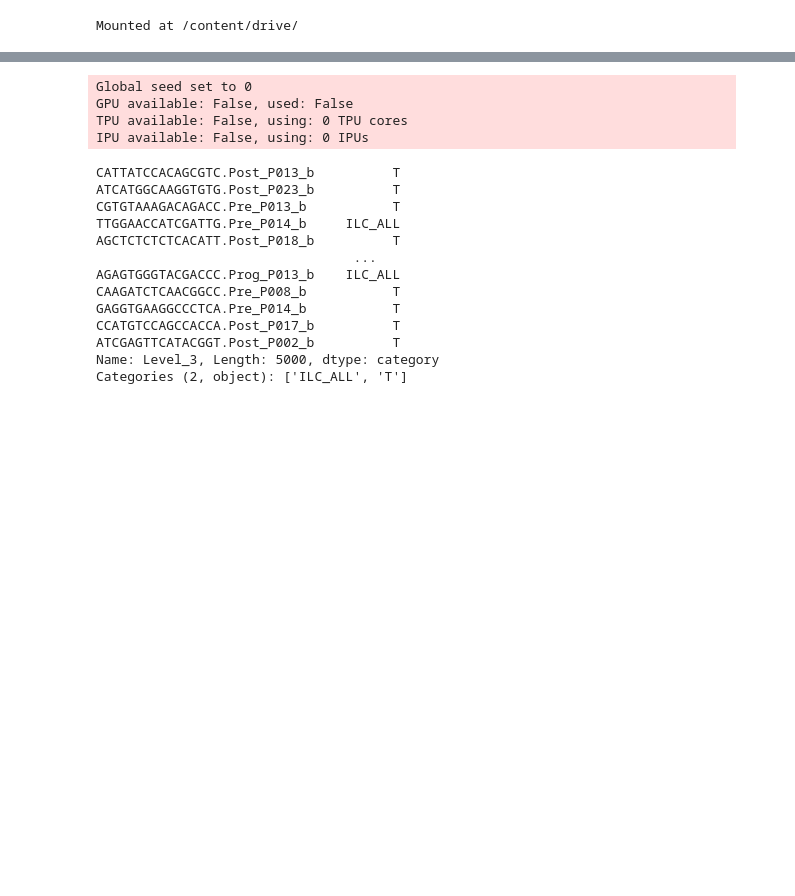
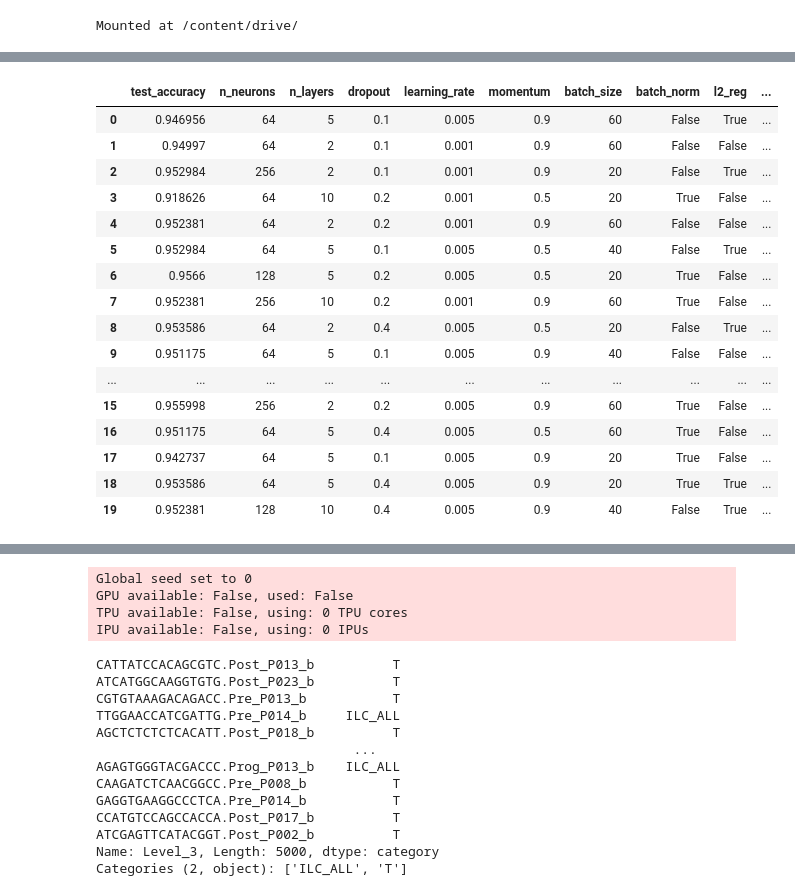
Before and after one commit to WALL-E-Lab/Compocyte, a Jupyter notebook: NN_class_dev.ipynb, the cells around one changed output, grey strips where cells are left out. Cells and saved outputs as stored; diff of their text form; code cells hidden in the pictures; blank space fills up the shorter version.

```diff
--- a/NN_class_dev.ipynb
+++ b/NN_class_dev.ipynb
@@ -549,5 +557,10 @@ drive.mount('/content/drive/')
 Mounted at /content/drive/
 # %%
 adata = sc.read('drive/MyDrive/TNK_Zhang_BRCA_labeled_Test.h5ad')
+adata = adata[adata.obs['Level_4'] != '']
+scvi.model.SCVI.setup_anndata(adata, batch_key="batch")
+vae = scvi.model.SCVI(adata)
+vae.train(max_epochs=100)
+adata.obsm['X_scvi'] = vae.get_latent_representation()
 #adata = adata[adata.obs.sample(n=5000, replace=False, random_state=1, axis=0).index,:].copy()
 #sc.pp.highly_variable_genes(adata, n_top_genes=3000, flavor='seurat_v3', subset=True)
@@ -594,0 +586,2 @@ Epoch 16/50
+# %%
+performance_df = test_nn.grid_search(random_tries=20)
@@ -594,0 +606,20 @@ Epoch 16/50
+# %%
+performance_df
+# %% [output]
+|  | test_accuracy | n_neurons | n_layers | dropout | learning_rate | momentum | batch_size | batch_norm | l2_reg | ... |
+| 0 | 0.946956 | 64 | 5 | 0.1 | 0.005 | 0.9 | 60 | False | True | ... |
+| 1 | 0.94997 | 64 | 2 | 0.1 | 0.001 | 0.9 | 60 | False | False | ... |
+| 2 | 0.952984 | 256 | 2 | 0.1 | 0.001 | 0.9 | 20 | False | True | ... |
+| 3 | 0.918626 | 64 | 10 | 0.2 | 0.001 | 0.5 | 20 | True | False | ... |
+| 4 | 0.952381 | 64 | 2 | 0.2 | 0.001 | 0.9 | 60 | False | False | ... |
+| 5 | 0.952984 | 64 | 5 | 0.1 | 0.005 | 0.5 | 40 | False | True | ... |
+| 6 | 0.9566 | 128 | 5 | 0.2 | 0.005 | 0.5 | 20 | True | False | ... |
+| 7 | 0.952381 | 256 | 10 | 0.2 | 0.001 | 0.9 | 60 | True | False | ... |
+| 8 | 0.953586 | 64 | 2 | 0.4 | 0.005 | 0.5 | 20 | False | True | ... |
+| 9 | 0.951175 | 64 | 5 | 0.1 | 0.005 | 0.9 | 40 | False | False | ... |
+| ... | ... | ... | ... | ... | ... | ... | ... | ... | ... | ... |
+| 15 | 0.955998 | 256 | 2 | 0.2 | 0.005 | 0.9 | 60 | True | False | ... |
+| 16 | 0.951175 | 64 | 5 | 0.4 | 0.005 | 0.5 | 60 | True | False | ... |
+| 17 | 0.942737 | 64 | 5 | 0.1 | 0.005 | 0.9 | 20 | True | False | ... |
+| 18 | 0.953586 | 64 | 5 | 0.4 | 0.005 | 0.9 | 20 | True | True | ... |
+| 19 | 0.952381 | 128 | 10 | 0.4 | 0.005 | 0.9 | 40 | False | True | ... |
```
Also changed, not shown: parts of 18 cells of this notebook.
